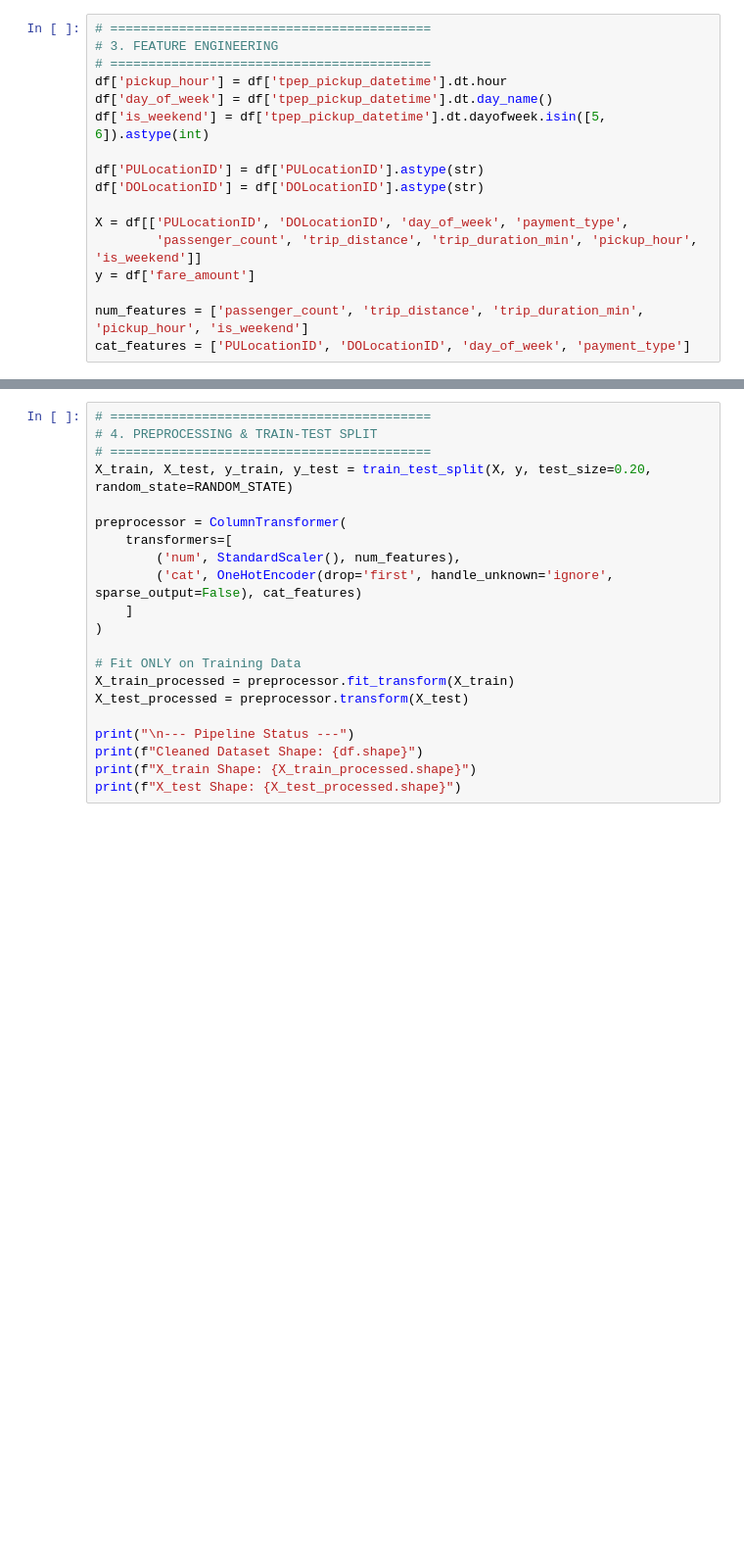
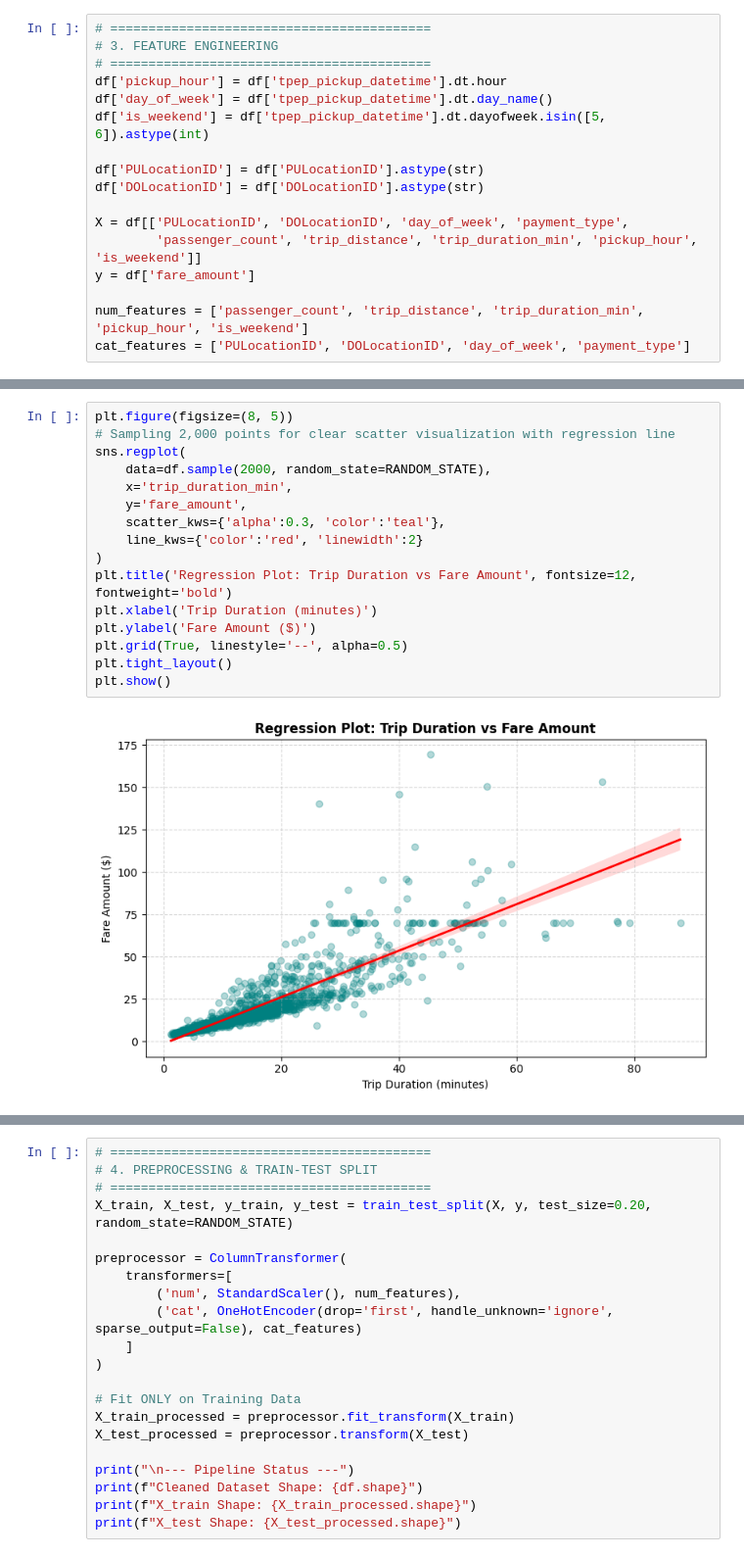
Before and after one commit to SAMYUKTHARAVICHANDRAN/AI-Based-Ride-Hailing-Demand-Prediction-and-Service-Optimization, a Jupyter notebook: notebooks/Review1.ipynb, the cells around one changed output, grey strips where cells are left out. Shown at 98% size. Cells and saved outputs as stored; diff of their text form; blank space fills up the shorter version.

```diff
--- a/notebooks/Review1.ipynb
+++ b/notebooks/Review1.ipynb
@@ -111,0 +136,18 @@ cat_features = ['PULocationID', 'DOLocationID', 'day_of_week', 'payment_type']
+# %%
+plt.figure(figsize=(8, 5))
+# Sampling 2,000 points for clear scatter visualization with regression line
+sns.regplot(
+    data=df.sample(2000, random_state=RANDOM_STATE),
+    x='trip_duration_min',
+    y='fare_amount',
+    scatter_kws={'alpha':0.3, 'color':'teal'},
+    line_kws={'color':'red', 'linewidth':2}
+)
+plt.title('Regression Plot: Trip Duration vs Fare Amount', fontsize=12, fontweight='bold')
+plt.xlabel('Trip Duration (minutes)')
+plt.ylabel('Fare Amount ($)')
+plt.grid(True, linestyle='--', alpha=0.5)
+plt.tight_layout()
+plt.show()
+# %% [output]
+[figure, added]
```
Also changed, not shown: parts of 6 cells of this notebook.
